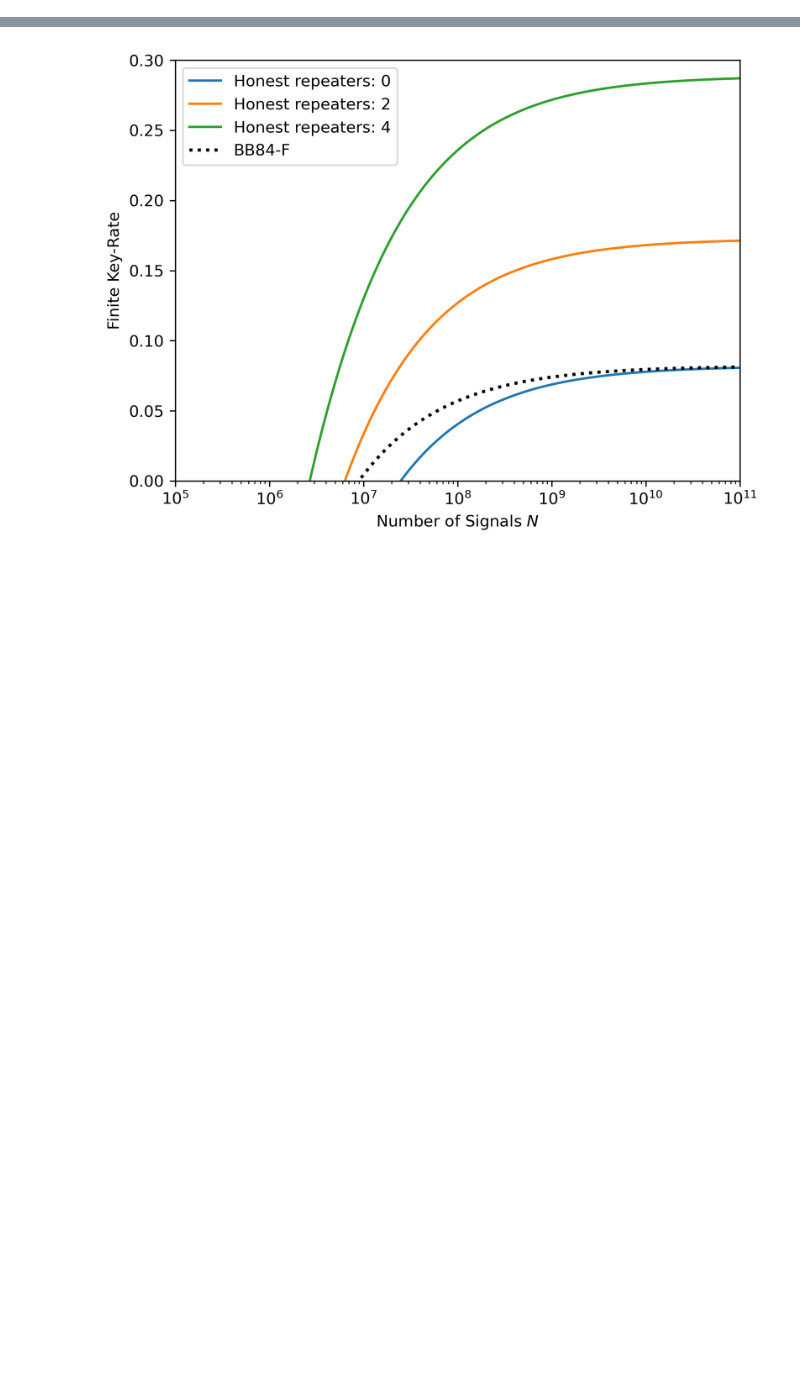
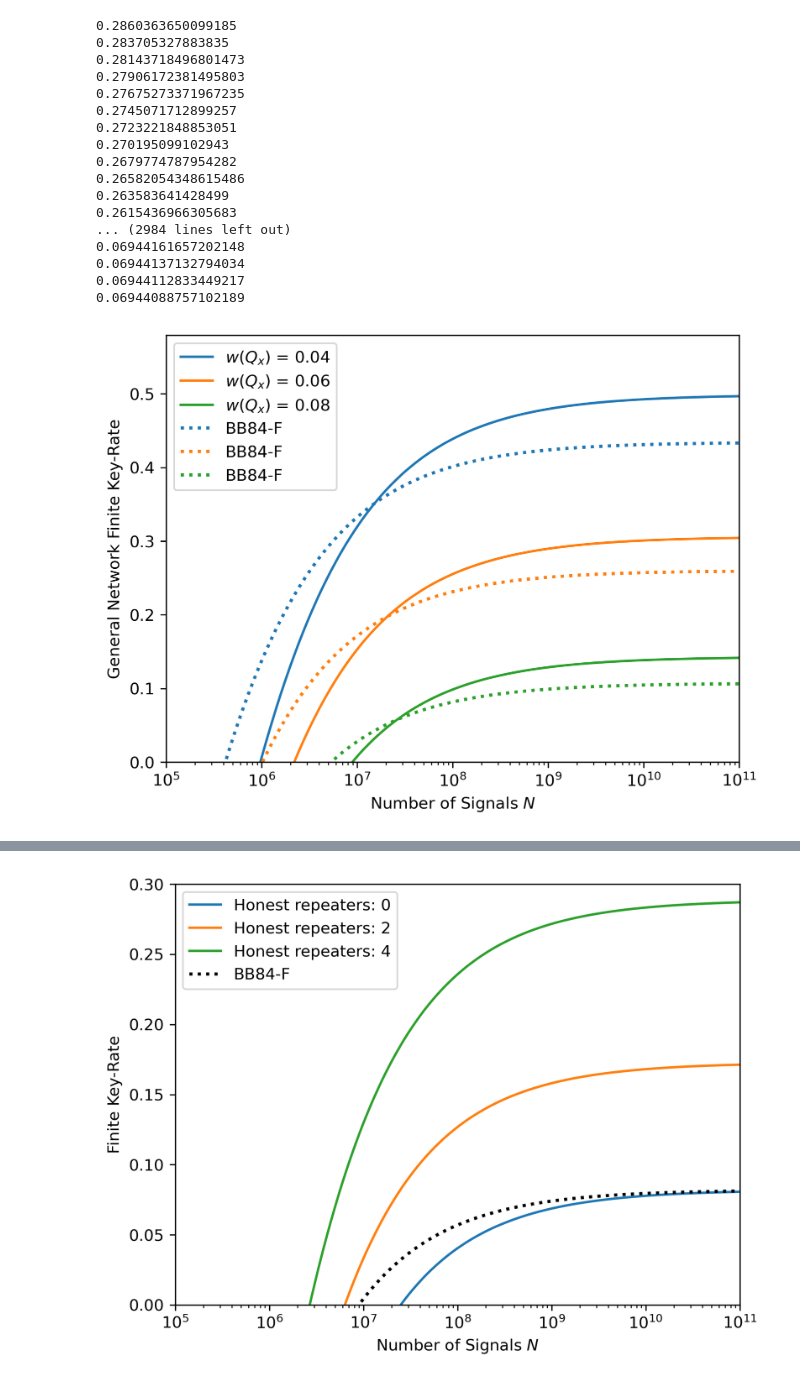
Before and after one commit to AdrianHarkness/Repeater-Security, a Jupyter notebook: Keyrate_Plots.ipynb, the cells around one changed output, grey strips where cells are left out. Saved outputs shown, nothing was run; the diff lists cells and outputs as text; code cells hidden in the pictures; blank space fills up the shorter version.

```diff
--- a/Keyrate_Plots.ipynb
+++ b/Keyrate_Plots.ipynb
@@ -2,0 +31,25 @@ from Keyrate_Evaluation import *
+# %%
+Qx_array = [.04, .06, .08]
+p = np.array([0.01, 0.02, 0.015, 0.05, 0.00, 0.03])
+m = np.array([0.40, 0.10, 0.15, 0.05, 0.10, 0.20])
+
+plot_general_keyrate_vs_signalrounds(Qx_array, p, m)
+# %% [output]
+0.2860363650099185
+0.283705327883835
+0.28143718496801473
+0.27906172381495803
+0.27675273371967235
+0.2745071712899257
+0.2723221848853051
+0.270195099102943
+0.2679774787954282
+0.26582054348615486
+0.263583641428499
+0.2615436966305683
+... (2984 lines left out)
+0.06944161657202148
+0.06944137132794034
+0.06944112833449217
+0.06944088757102189
+[figure, added]
```
Also changed, not shown: parts of 5 cells of this notebook, 14 other files.
